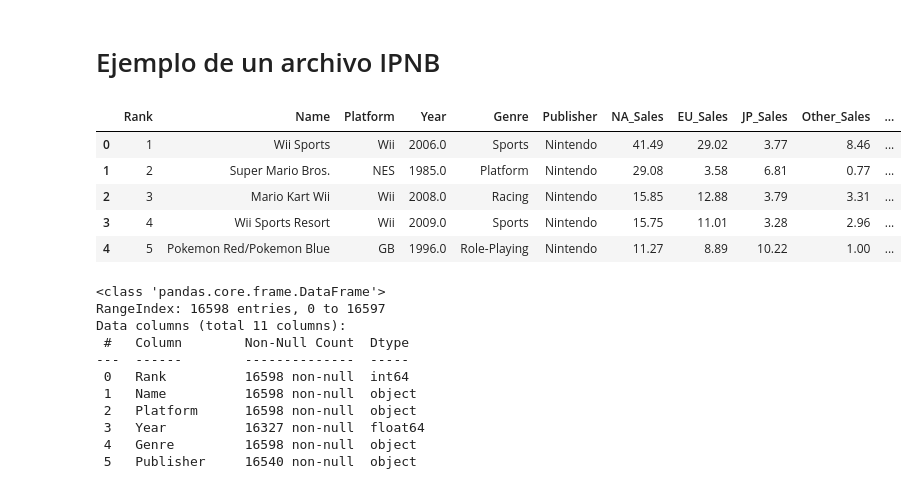
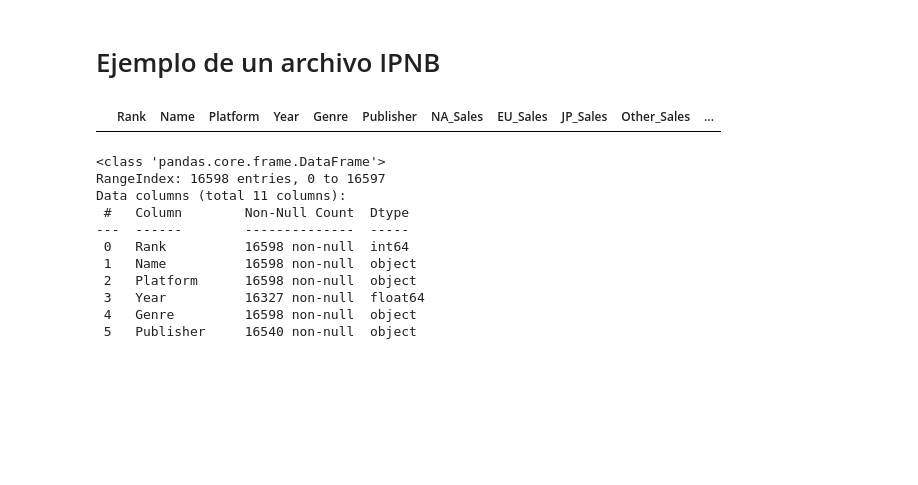
Before and after one commit to A01747156/Herramientas_computacionales, a Jupyter notebook: videojuegos.ipynb, the cells around one changed output. Cells and saved outputs as stored; diff of their text form; code cells hidden in the pictures; blank space fills up the shorter version.

```diff
--- a/videojuegos.ipynb
+++ b/videojuegos.ipynb
@@ -7,15 +7,10 @@ import matplotlib.pyplot as plt
 # %%
 df = pd.read_csv("vgsales.csv")
 # %%
-df.head(5) #primeras filas
+df.head(0) #primeras filas
 # df.tail(5) #ultimas 5 filas
 # %% [output]
 |  | Rank | Name | Platform | Year | Genre | Publisher | NA_Sales | EU_Sales | JP_Sales | Other_Sales | ... |
-| 0 | 1 | Wii Sports | Wii | 2006.0 | Sports | Nintendo | 41.49 | 29.02 | 3.77 | 8.46 | ... |
-| 1 | 2 | Super Mario Bros. | NES | 1985.0 | Platform | Nintendo | 29.08 | 3.58 | 6.81 | 0.77 | ... |
-| 2 | 3 | Mario Kart Wii | Wii | 2008.0 | Racing | Nintendo | 15.85 | 12.88 | 3.79 | 3.31 | ... |
-| 3 | 4 | Wii Sports Resort | Wii | 2009.0 | Sports | Nintendo | 15.75 | 11.01 | 3.28 | 2.96 | ... |
-| 4 | 5 | Pokemon Red/Pokemon Blue | GB | 1996.0 | Role-Playing | Nintendo | 11.27 | 8.89 | 10.22 | 1.00 | ... |
 # %%
 df.info()
 # %% [output]
```
Also changed, not shown: parts of 1 cell of this notebook, 3 other files.
